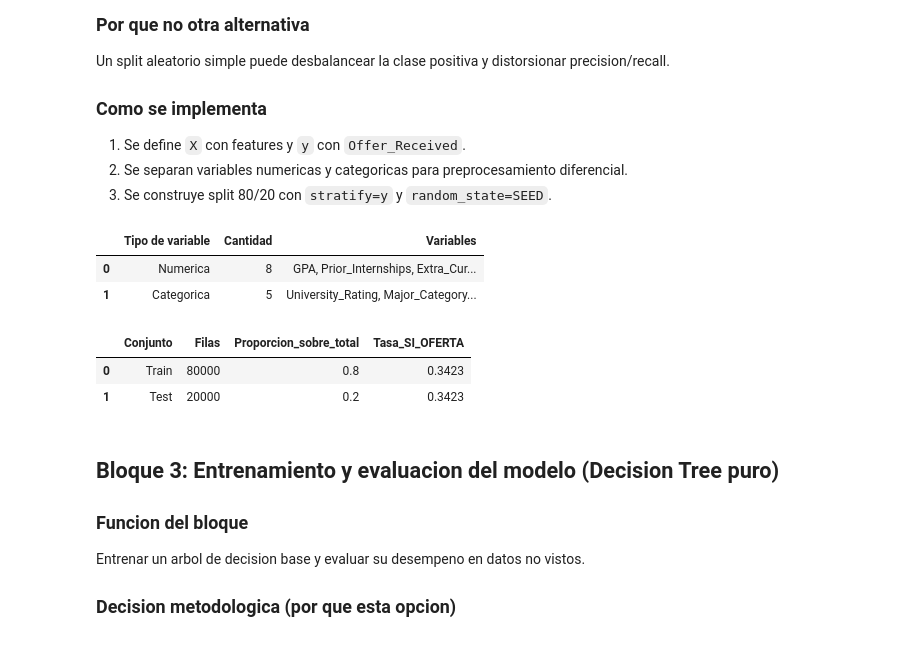
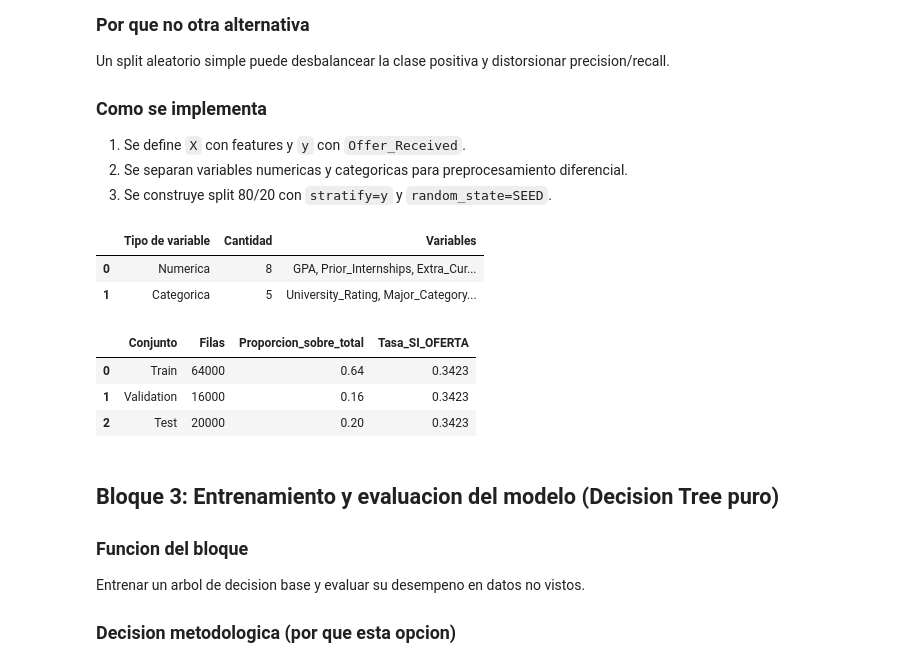
Before and after one commit to NacisCric-2908/mineria, a Jupyter notebook: job/decision_tree_offer_received.ipynb, the cells around one changed output. Saved outputs shown, nothing was run; the diff lists cells and outputs as text; code cells hidden in the pictures.

```diff
--- a/job/decision_tree_offer_received.ipynb
+++ b/job/decision_tree_offer_received.ipynb
@@ -172,38 +197,53 @@ feature_groups_df = pd.DataFrame({
     'Variables': [', '.join(numeric_cols), ', '.join(categorical_cols)],
 })
 
-X_train, X_test, y_train, y_test = train_test_split(
+X_train_full, X_test, y_train_full, y_test = train_test_split(
     X,
     y,
     test_size=0.20,
     random_state=SEED,
     stratify=y,
+)
+
+X_train, X_val, y_train, y_val = train_test_split(
+    X_train_full,
+    y_train_full,
+    test_size=0.20,
+    random_state=SEED,
+    stratify=y_train_full,
 )
 
 split_summary_df = pd.DataFrame([
     {
         'Conjunto': 'Train',
         'Filas': X_train.shape[0],
         'Proporcion_sobre_total': round(X_train.shape[0] / X.shape[0], 4),
         'Tasa_SI_OFERTA': round(y_train.mean(), 4),
+    },
+    {
+        'Conjunto': 'Validation',
+        'Filas': X_val.shape[0],
+        'Proporcion_sobre_total': round(X_val.shape[0] / X.shape[0], 4),
+        'Tasa_SI_OFERTA': round(y_val.mean(), 4),
     },
     {
         'Conjunto': 'Test',
         'Filas': X_test.shape[0],
         'Proporcion_sobre_total': round(X_test.shape[0] / X.shape[0], 4),
         'Tasa_SI_OFERTA': round(y_test.mean(), 4),
     },
 ])
 
 display(feature_groups_df)
 display(split_summary_df)
 # %% [output]
 |  | Tipo de variable | Cantidad | Variables |
 | 0 | Numerica | 8 | GPA, Prior_Internships, Extra_Cur... |
 | 1 | Categorica | 5 | University_Rating, Major_Category... |
 |  | Conjunto | Filas | Proporcion_sobre_total | Tasa_SI_OFERTA |
-| 0 | Train | 80000 | 0.8 | 0.3423 |
-| 1 | Test | 20000 | 0.2 | 0.3423 |
+| 0 | Train | 64000 | 0.64 | 0.3423 |
+| 1 | Validation | 16000 | 0.16 | 0.3423 |
+| 2 | Test | 20000 | 0.20 | 0.3423 |
 # %% [markdown]
 ## Bloque 3: Entrenamiento y evaluacion del modelo (Decision Tree puro)
 
```
Also changed, not shown: parts of 12 cells of this notebook, 19 other files.
